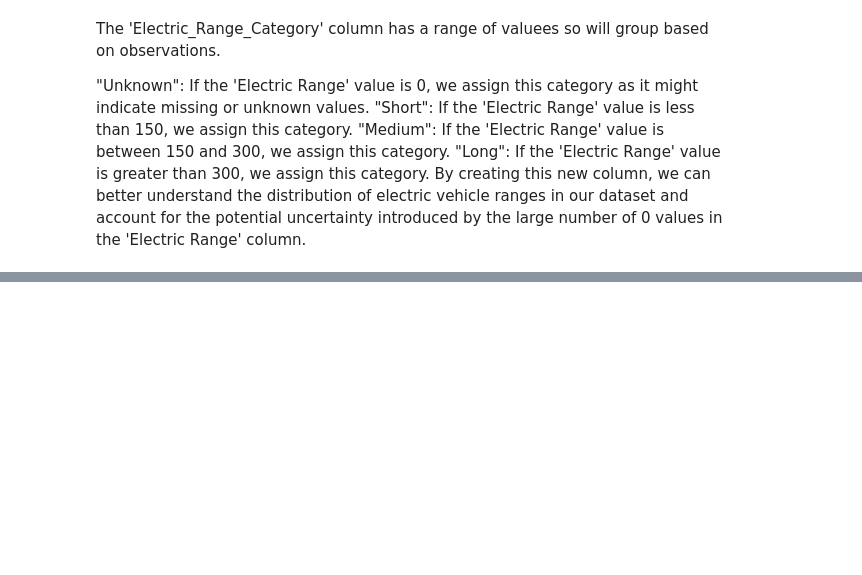
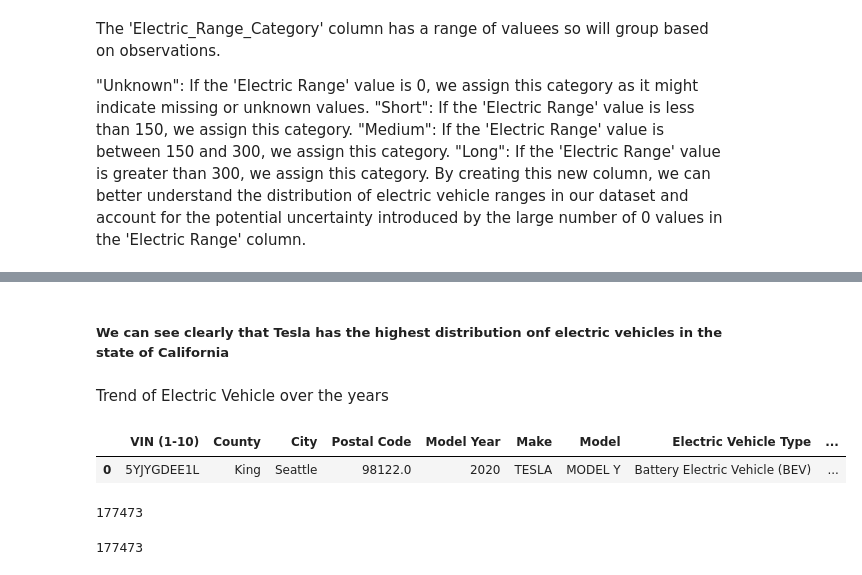
Before and after one commit to moyinajayi/ElectronicVehicleAnalysis, a Jupyter notebook: EV_Analysis.ipynb, the cells around one changed output, grey strips where cells are left out. Cells and saved outputs as stored; diff of their text form; code cells hidden in the pictures; blank space fills up the shorter version.

```diff
--- a/EV_Analysis.ipynb
+++ b/EV_Analysis.ipynb
@@ -155,0 +163,4 @@ array(['King', 'Snohomish', 'Kitsap', 'Thurston', 'Yakima', 'Island',
+# %%
+df['Location'] = df['County']+ ', ' + df['City']
+
+len (df['Location'].unique())
@@ -165,5 +199,5 @@ Index(['VIN (1-10)', 'County', 'City', 'Postal Code', 'Model Year', 'Make',
 # %%
-cols_to_check = ['Model Year', 'Make', 'Electric Vehicle Type']
+cols_to_check = ['Electric Vehicle Type', 'Clean Alternative Fuel Vehicle (CAFV) Eligibility']
 
 # Print unique values for each column using a for loop
 for column in cols_to_check:
@@ -285,2 +310,21 @@ show(p)
 [interactive output not drawn]
 [interactive output not drawn]
+# %% [markdown]
+##### We can see clearly that Tesla has the highest distribution onf electric vehicles in the state of California
+# %% [markdown]
+Trend of Electric Vehicle over the years
+# %%
+df.head(1)
+# %% [output]
+|  | VIN (1-10) | County | City | Postal Code | Model Year | Make | Model | Electric Vehicle Type | ... |
+| 0 | 5YJYGDEE1L | King | Seattle | 98122.0 | 2020 | TESLA | MODEL Y | Battery Electric Vehicle (BEV) | ... |
+# %%
+len(df['DOL Vehicle ID'].unique())
+#This is the unique Identifier column in the data
+# %% [output]
+177473
+# %%
+ev_counts = df['DOL Vehicle ID'].count() # The count of unique EVs
+ev_counts
+# %% [output]
+177473
```
Also changed, not shown: parts of 32 cells of this notebook.
